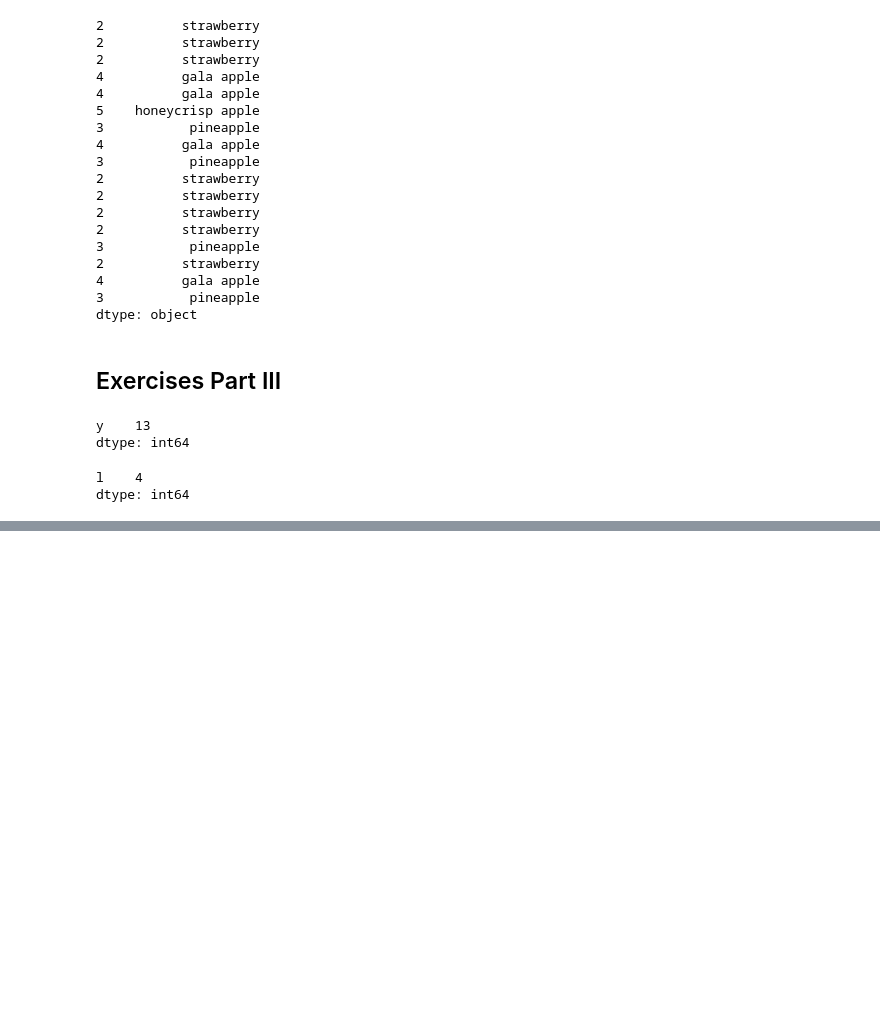
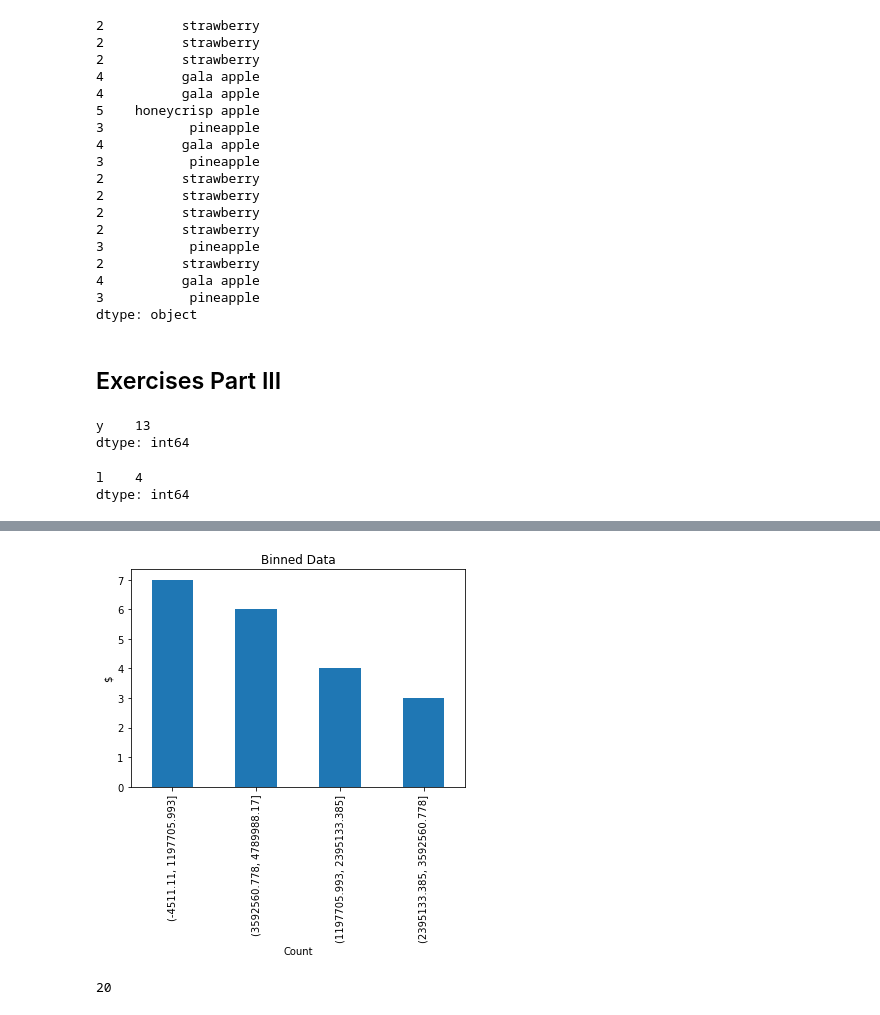
Before and after one commit to Daniel-Northcutt/numpy-pandas-visualization-exercises, a Jupyter notebook: pandas_series.ipynb, the cells around one changed output, grey strips where cells are left out. Cells and saved outputs as stored; diff of their text form; code cells hidden in the pictures; blank space fills up the shorter version.

```diff
--- a/pandas_series.ipynb
+++ b/pandas_series.ipynb
@@ -296,5 +356,11 @@ dtype: int64
 # %%
 #8 Plot the binned data in a meaningful way. Be sure to include a title and axis labels.
+pd.cut(numbers, bins=4).value_counts().plot.bar(title = 'Binned Data')
+plt.xlabel('Count')
+plt.ylabel('$')
+plt.show()
+# %% [output]
+[figure, added]
 # %%
 # New Series
 exam_scores = [60, 86, 75, 62, 93, 71, 60, 83, 95, 78, 65, 72, 69, 81, 96, 80, 85, 92, 82, 78]
@@ -301,4 +368,7 @@ exam_scores = [60, 86, 75, 62, 93, 71, 60, 83, 95, 78, 65, 72, 69, 81, 96, 80, 8
 # %%
 #1 How many elements are in the exam_scores Series?
+exam_scores.size
+# %% [output]
+20
 # %%
 #2 Run the code to discover the minimum, the maximum, the mean, and the median scores for the exam_scores Series.
```
Also changed, not shown: parts of 26 cells of this notebook.
